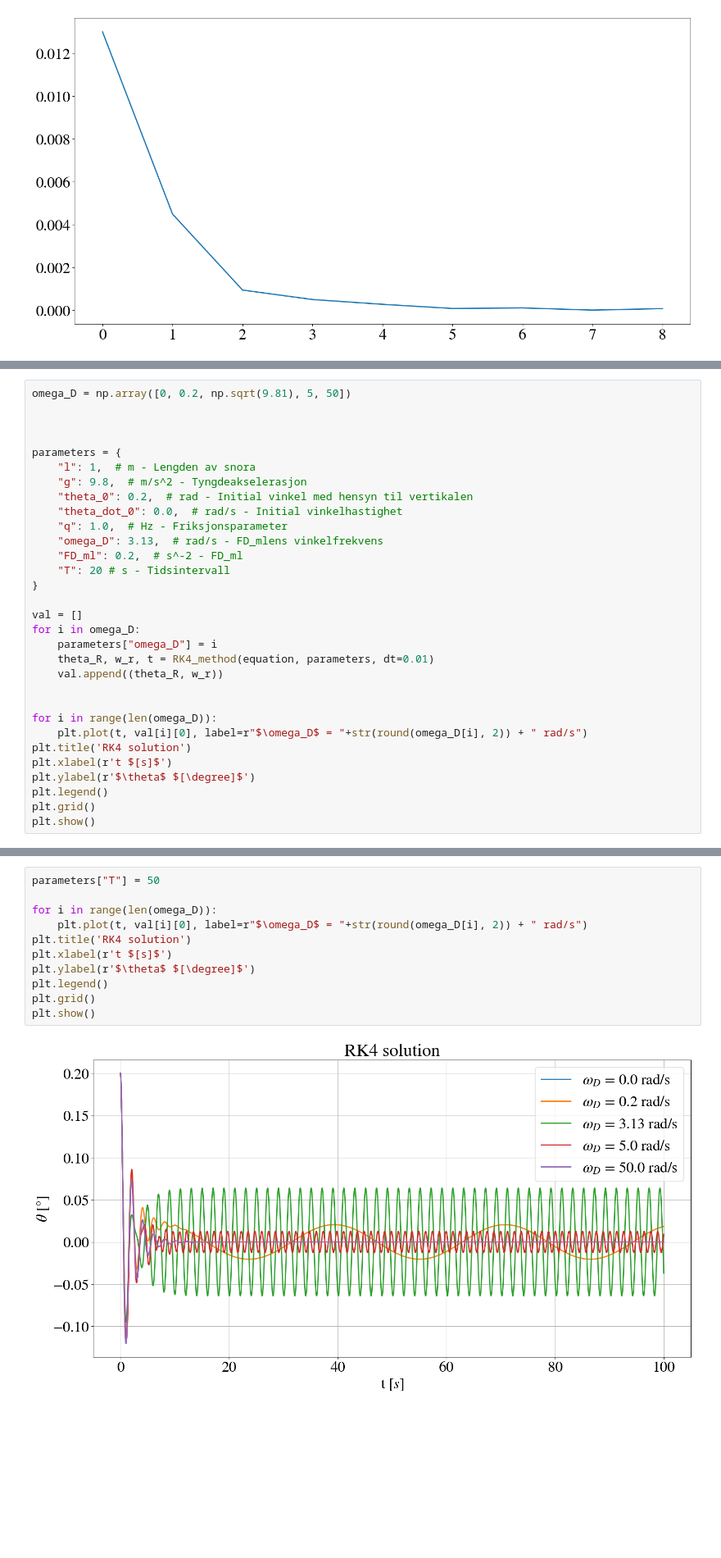
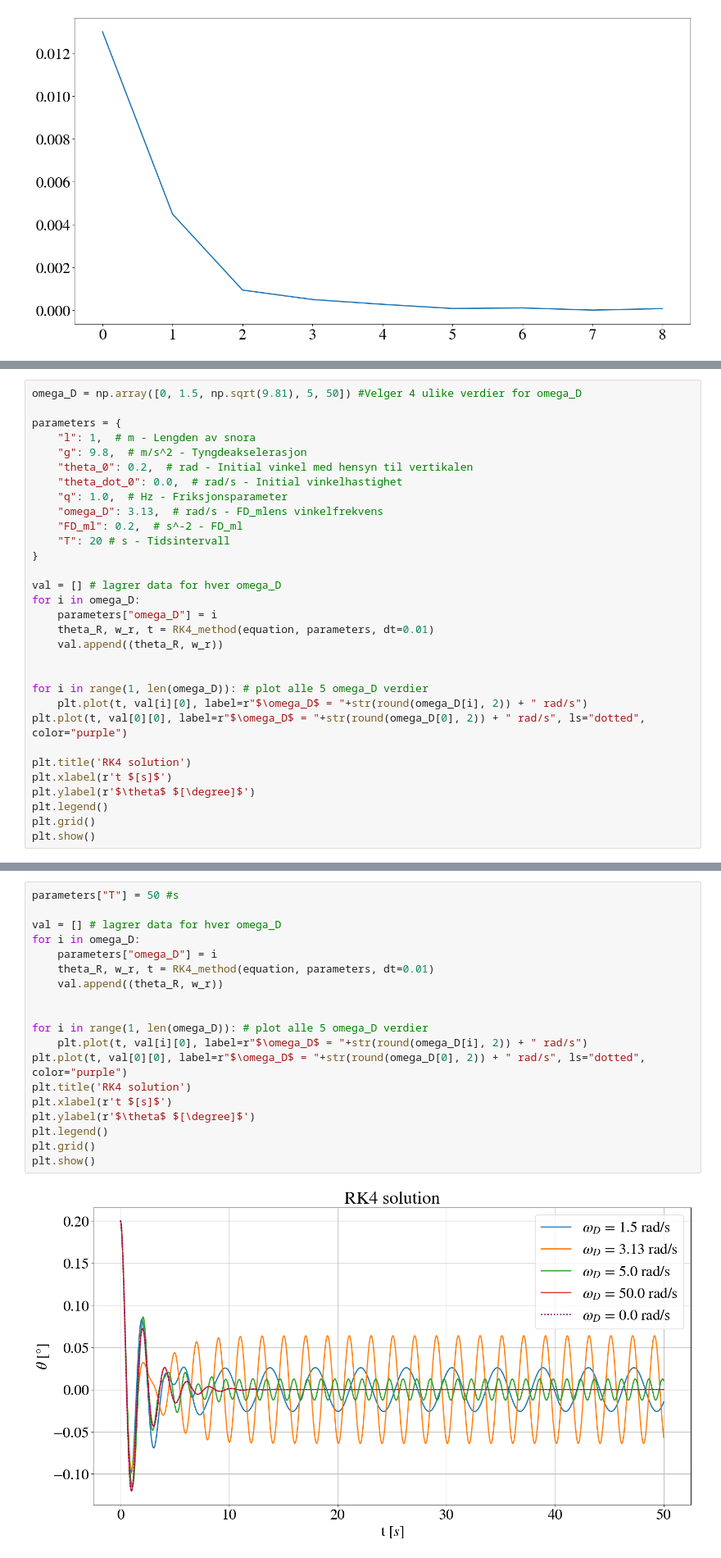
Before and after one commit to Oliver-BS/TFY4163-numerical-project, a Jupyter notebook: main.ipynb, the cells around one changed output, grey strips where cells are left out. Shown at 82% size. Drawn from its saved outputs; the diff is of its cells as text; blank space fills up the shorter version.

```diff
--- a/main.ipynb
+++ b/main.ipynb
@@ -275,7 +279,5 @@ plt.plot()
 # %%
-omega_D = np.array([0, 0.2, np.sqrt(9.81), 5, 50])
-
-
+omega_D = np.array([0, 1.5, np.sqrt(9.81), 5, 50]) #Velger 4 ulike verdier for omega_D
 
 parameters = {
     "l": 1,  # m - Lengden av snora
@@ -288,15 +290,17 @@ parameters = {
     "T": 20 # s - Tidsintervall
 }
 
-val = []
+val = [] # lagrer data for hver omega_D
 for i in omega_D:
     parameters["omega_D"] = i
     theta_R, w_r, t = RK4_method(equation, parameters, dt=0.01)
     val.append((theta_R, w_r))
 
 
-for i in range(len(omega_D)):
+for i in range(1, len(omega_D)): # plot alle 5 omega_D verdier
     plt.plot(t, val[i][0], label=r"$\omega_D$ = "+str(round(omega_D[i], 2)) + " rad/s")
+plt.plot(t, val[0][0], label=r"$\omega_D$ = "+str(round(omega_D[0], 2)) + " rad/s", ls="dotted", color="purple")
+
 plt.title('RK4 solution')
 plt.xlabel(r't $[s]$')
 plt.ylabel(r'$\theta$ $[\degree]$')
@@ -308,13 +322,21 @@ plt.show()
 # %%
-parameters["T"] = 50
+parameters["T"] = 50 #s
 
-for i in range(len(omega_D)):
+val = [] # lagrer data for hver omega_D
+for i in omega_D:
+    parameters["omega_D"] = i
+    theta_R, w_r, t = RK4_method(equation, parameters, dt=0.01)
+    val.append((theta_R, w_r))
+
+
+for i in range(1, len(omega_D)): # plot alle 5 omega_D verdier
     plt.plot(t, val[i][0], label=r"$\omega_D$ = "+str(round(omega_D[i], 2)) + " rad/s")
+plt.plot(t, val[0][0], label=r"$\omega_D$ = "+str(round(omega_D[0], 2)) + " rad/s", ls="dotted", color="purple")
 plt.title('RK4 solution')
 plt.xlabel(r't $[s]$')
 plt.ylabel(r'$\theta$ $[\degree]$')
 plt.legend()
 plt.grid()
 plt.show()
 # %% [output]
-[figure, old version]
+[figure, new version]
```
Also changed, not shown: parts of 4 cells of this notebook.
